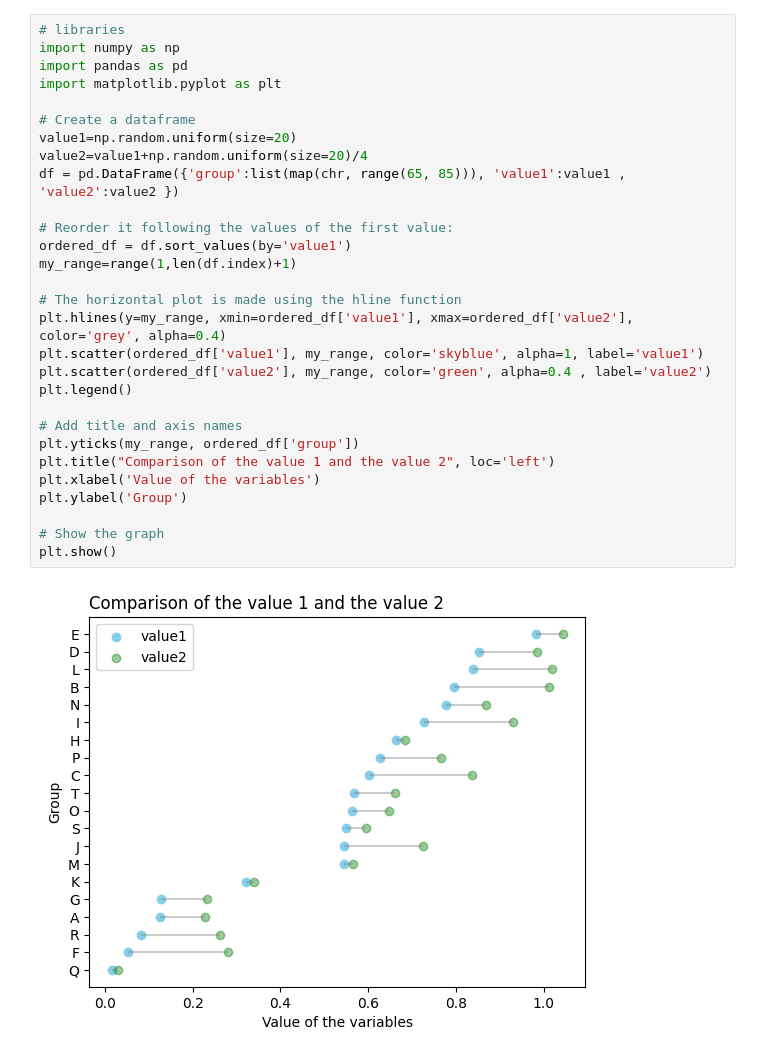
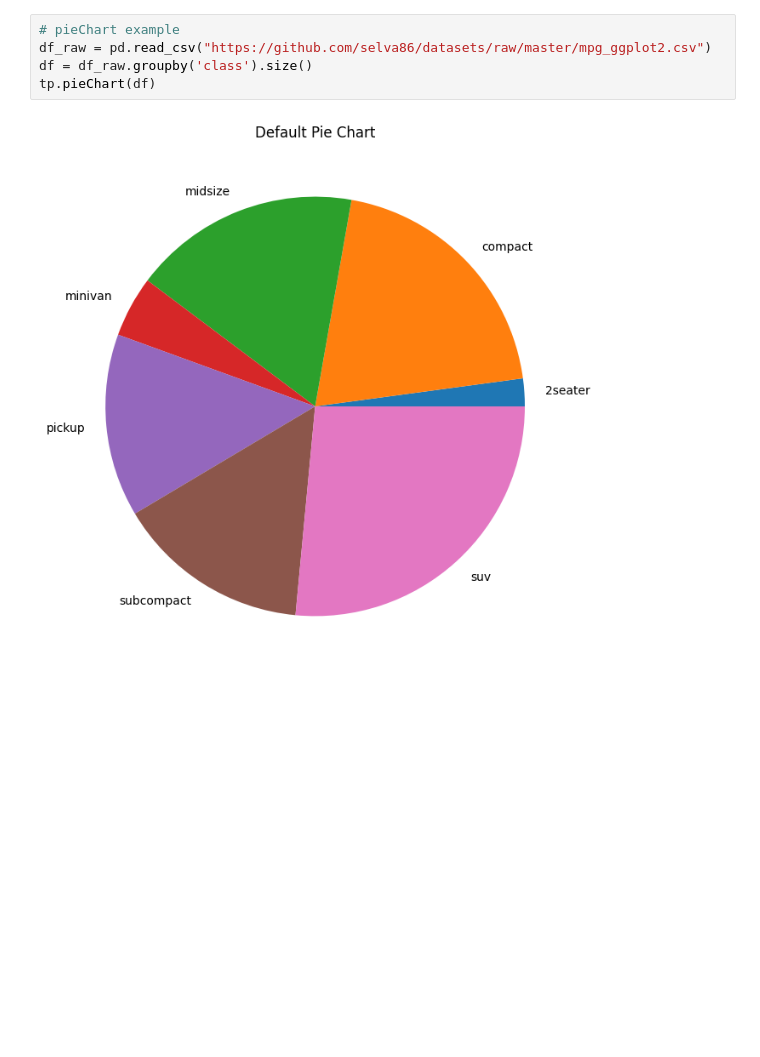
Before and after one commit to KushnirMykhailo/tastygraphs, a Jupyter notebook: tastygraphs.ipynb, the cells around one changed output. Saved outputs shown, nothing was run; the diff lists cells and outputs as text; blank space fills up the shorter version.

Commit message:
ipynb example + error handling + dosctrings

```diff
--- a/tastygraphs.ipynb
+++ b/tastygraphs.ipynb
@@ -50,31 +5,7 @@ Required-by: seaborn
-# %%
-# libraries
-import numpy as np
-import pandas as pd
-import matplotlib.pyplot as plt
-
-# Create a dataframe
-value1=np.random.uniform(size=20)
-value2=value1+np.random.uniform(size=20)/4
-df = pd.DataFrame({'group':list(map(chr, range(65, 85))), 'value1':value1 , 'value2':value2 })
-
-# Reorder it following the values of the first value:
-ordered_df = df.sort_values(by='value1')
-my_range=range(1,len(df.index)+1)
-
-# The horizontal plot is made using the hline function
-plt.hlines(y=my_range, xmin=ordered_df['value1'], xmax=ordered_df['value2'], color='grey', alpha=0.4)
-plt.scatter(ordered_df['value1'], my_range, color='skyblue', alpha=1, label='value1')
-plt.scatter(ordered_df['value2'], my_range, color='green', alpha=0.4 , label='value2')
-plt.legend()
-
-# Add title and axis names
-plt.yticks(my_range, ordered_df['group'])
-plt.title("Comparison of the value 1 and the value 2", loc='left')
-plt.xlabel('Value of the variables')
-plt.ylabel('Group')
-
-# Show the graph
-plt.show()
-# %% [output]
-[figure, removed]
+# %%
+# pieChart example
+df_raw = pd.read_csv("https://github.com/selva86/datasets/raw/master/mpg_ggplot2.csv")
+df = df_raw.groupby('class').size()
+tp.pieChart(df)
+# %% [output]
+[figure, added]
```
Also changed, not shown: parts of 21 cells of this notebook, 2 other files.
